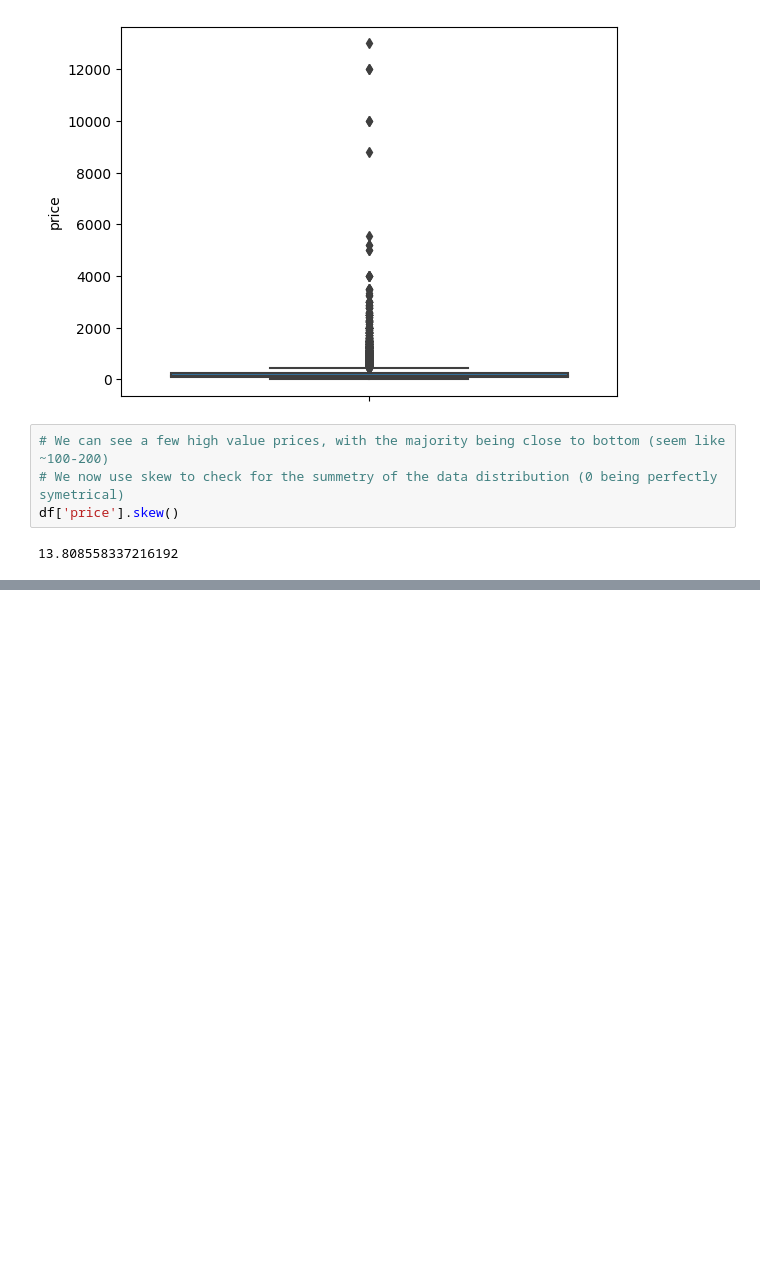
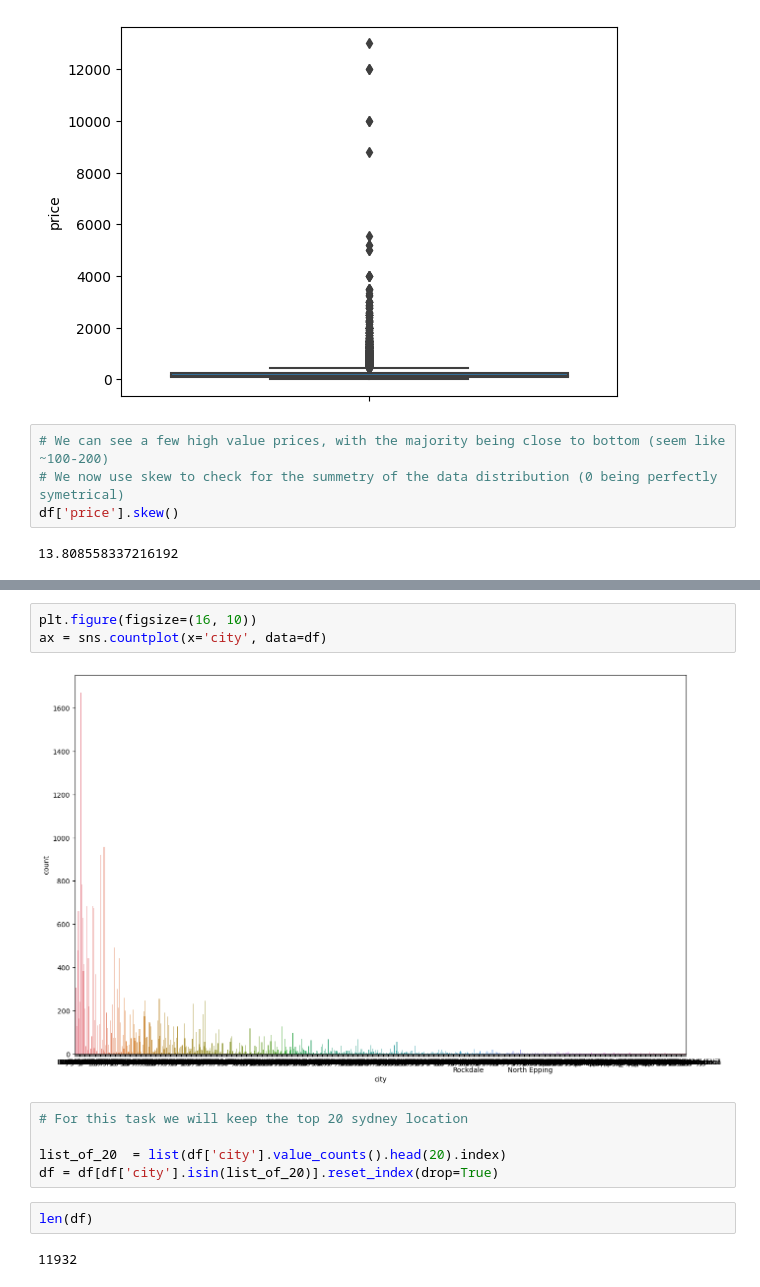
Before and after one commit to lugastyan/ML-portofolio, a Jupyter notebook: predict-airbnb-prices-in-sydney.ipynb, the cells around one changed output, grey strips where cells are left out. Saved outputs shown, nothing was run; the diff lists cells and outputs as text; blank space fills up the shorter version.

```diff
--- a/predict-airbnb-prices-in-sydney.ipynb
+++ b/predict-airbnb-prices-in-sydney.ipynb
@@ -179,0 +319,14 @@ df['price'].skew()
+# %%
+plt.figure(figsize=(16, 10))
+ax = sns.countplot(x='city', data=df)
+# %% [output]
+[figure, added]
+# %%
+# For this task we will keep the top 20 sydney location
+
+list_of_20  = list(df['city'].value_counts().head(20).index)
+df = df[df['city'].isin(list_of_20)].reset_index(drop=True)
+# %%
+len(df)
+# %% [output]
+11932
```
Also changed, not shown: parts of 47 cells of this notebook.
